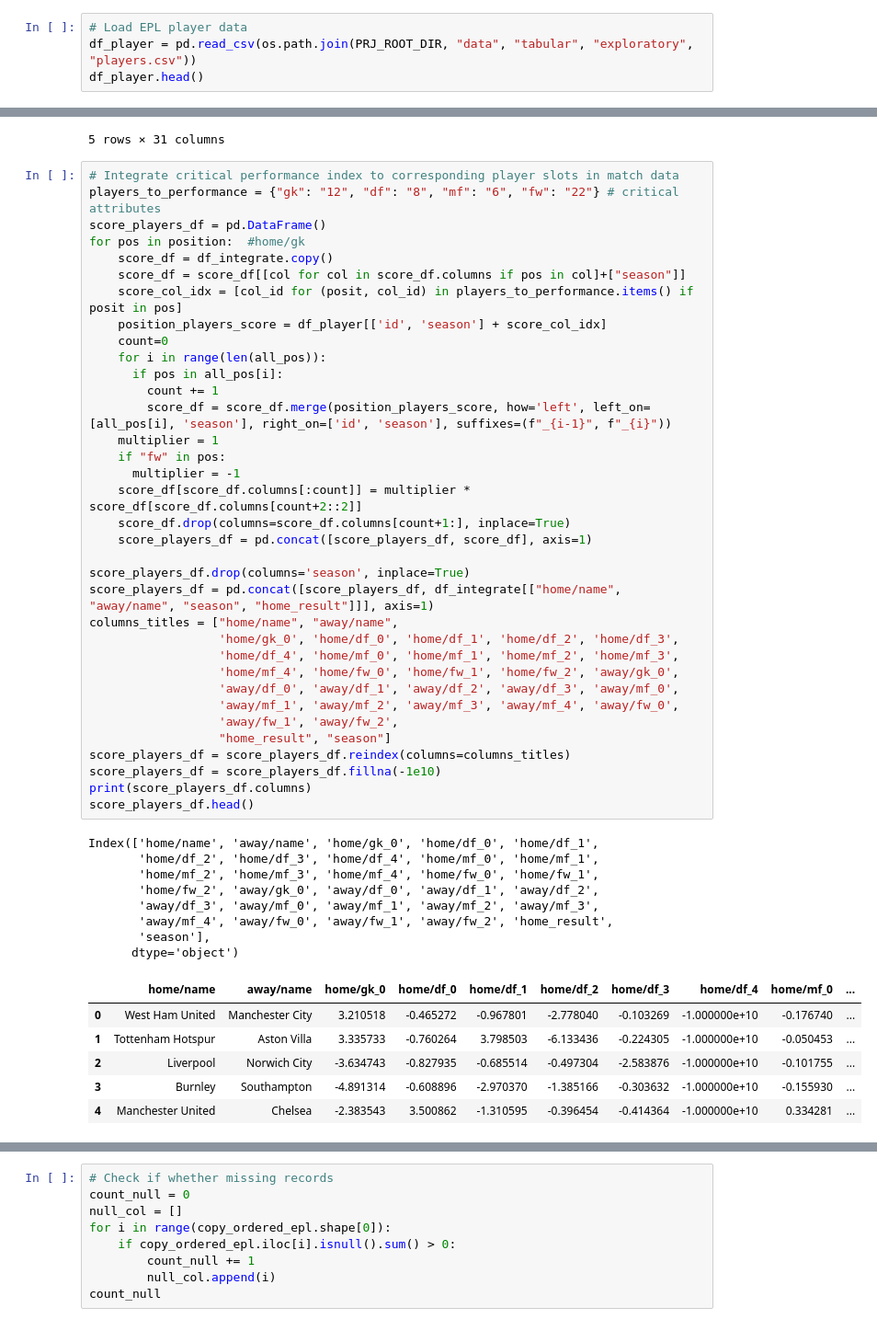
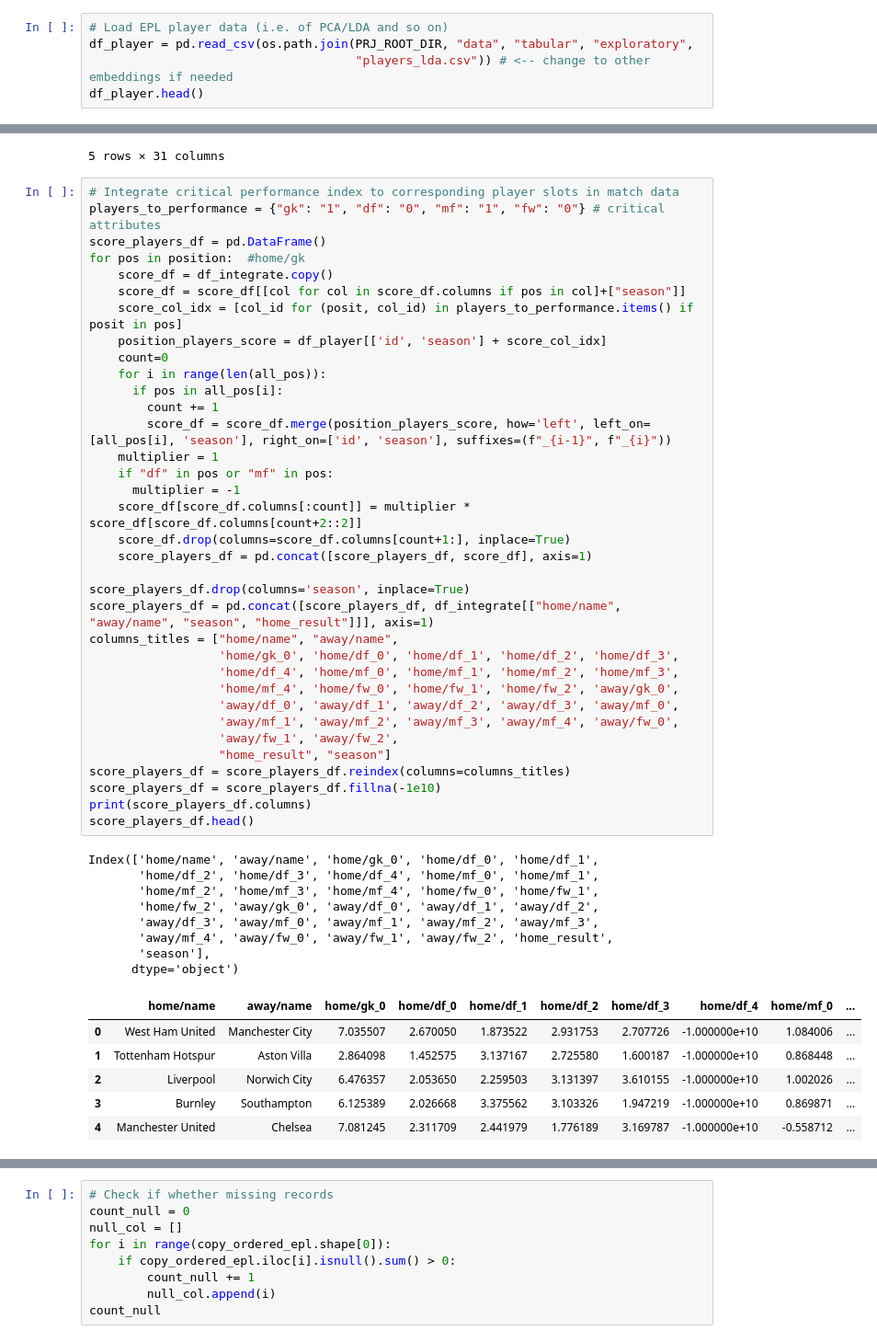
Before and after one commit to minhngt62/ds-epl-matches, a Jupyter notebook: notebooks/03_data_integration.ipynb, the cells around one changed output, grey strips where cells are left out. Shown at 92% size. Cells and saved outputs as stored; diff of their text form.

```diff
--- a/notebooks/03_data_integration.ipynb
+++ b/notebooks/03_data_integration.ipynb
@@ -103,7 +103,8 @@ df_match[df_match["home/df_4"] == -1].head()
 # %% [markdown]
 ### 1.2 - EPL Player
 # %%
-# Load EPL player data
-df_player = pd.read_csv(os.path.join(PRJ_ROOT_DIR, "data", "tabular", "exploratory", "players.csv"))
+# Load EPL player data (i.e. of PCA/LDA and so on)
+df_player = pd.read_csv(os.path.join(PRJ_ROOT_DIR, "data", "tabular", "exploratory",
+                                     "players_lda.csv")) # <-- change to other embeddings if needed
 df_player.head()
 # %% [output]
@@ -130,7 +130,7 @@ df_integrate.head()
 5 rows × 31 columns
 # %%
 # Integrate critical performance index to corresponding player slots in match data
-players_to_performance = {"gk": "12", "df": "8", "mf": "6", "fw": "22"} # critical attributes
+players_to_performance = {"gk": "1", "df": "0", "mf": "1", "fw": "0"} # critical attributes
 score_players_df = pd.DataFrame()
 for pos in position:  #home/gk
     score_df = df_integrate.copy()
@@ -143,41 +143,41 @@ for pos in position:  #home/gk
         count += 1
         score_df = score_df.merge(position_players_score, how='left', left_on=[all_pos[i], 'season'], right_on=['id', 'season'], suffixes=(f"_{i-1}", f"_{i}"))
     multiplier = 1
-    if "fw" in pos:
+    if "df" in pos or "mf" in pos:
       multiplier = -1
     score_df[score_df.columns[:count]] = multiplier * score_df[score_df.columns[count+2::2]]
     score_df.drop(columns=score_df.columns[count+1:], inplace=True)
     score_players_df = pd.concat([score_players_df, score_df], axis=1)
 
 score_players_df.drop(columns='season', inplace=True)
 score_players_df = pd.concat([score_players_df, df_integrate[["home/name", "away/name", "season", "home_result"]]], axis=1)
 columns_titles = ["home/name", "away/name",
                   'home/gk_0', 'home/df_0', 'home/df_1', 'home/df_2', 'home/df_3',
                   'home/df_4', 'home/mf_0', 'home/mf_1', 'home/mf_2', 'home/mf_3',
                   'home/mf_4', 'home/fw_0', 'home/fw_1', 'home/fw_2', 'away/gk_0',
                   'away/df_0', 'away/df_1', 'away/df_2', 'away/df_3', 'away/mf_0',
                   'away/mf_1', 'away/mf_2', 'away/mf_3', 'away/mf_4', 'away/fw_0',
                   'away/fw_1', 'away/fw_2',
                   "home_result", "season"]
 score_players_df = score_players_df.reindex(columns=columns_titles)
 score_players_df = score_players_df.fillna(-1e10)
 print(score_players_df.columns)
 score_players_df.head()
 # %% [output]
 Index(['home/name', 'away/name', 'home/gk_0', 'home/df_0', 'home/df_1',
        'home/df_2', 'home/df_3', 'home/df_4', 'home/mf_0', 'home/mf_1',
        'home/mf_2', 'home/mf_3', 'home/mf_4', 'home/fw_0', 'home/fw_1',
        'home/fw_2', 'away/gk_0', 'away/df_0', 'away/df_1', 'away/df_2',
        'away/df_3', 'away/mf_0', 'away/mf_1', 'away/mf_2', 'away/mf_3',
        'away/mf_4', 'away/fw_0', 'away/fw_1', 'away/fw_2', 'home_result',
        'season'],
       dtype='object')
 |  | home/name | away/name | home/gk_0 | home/df_0 | home/df_1 | home/df_2 | home/df_3 | home/df_4 | home/mf_0 | ... |
-| 0 | West Ham United | Manchester City | 3.210518 | -0.465272 | -0.967801 | -2.778040 | -0.103269 | -1.000000e+10 | -0.176740 | ... |
-| 1 | Tottenham Hotspur | Aston Villa | 3.335733 | -0.760264 | 3.798503 | -6.133436 | -0.224305 | -1.000000e+10 | -0.050453 | ... |
-| 2 | Liverpool | Norwich City | -3.634743 | -0.827935 | -0.685514 | -0.497304 | -2.583876 | -1.000000e+10 | -0.101755 | ... |
-| 3 | Burnley | Southampton | -4.891314 | -0.608896 | -2.970370 | -1.385166 | -0.303632 | -1.000000e+10 | -0.155930 | ... |
-| 4 | Manchester United | Chelsea | -2.383543 | 3.500862 | -1.310595 | -0.396454 | -0.414364 | -1.000000e+10 | 0.334281 | ... |
+| 0 | West Ham United | Manchester City | 7.035507 | 2.670050 | 1.873522 | 2.931753 | 2.707726 | -1.000000e+10 | 1.084006 | ... |
+| 1 | Tottenham Hotspur | Aston Villa | 2.864098 | 1.452575 | 3.137167 | 2.725580 | 1.600187 | -1.000000e+10 | 0.868448 | ... |
+| 2 | Liverpool | Norwich City | 6.476357 | 2.053650 | 2.259503 | 3.131397 | 3.610155 | -1.000000e+10 | 1.002026 | ... |
+| 3 | Burnley | Southampton | 6.125389 | 2.026668 | 3.375562 | 3.103326 | 1.947219 | -1.000000e+10 | 0.869871 | ... |
+| 4 | Manchester United | Chelsea | 7.081245 | 2.311709 | 2.441979 | 1.776189 | 3.169787 | -1.000000e+10 | -0.558712 | ... |
 5 rows × 31 columns
 # %%
 # Transpose the merged critical performane data
```
Also changed, not shown: parts of 12 cells of this notebook, 12 other files.
